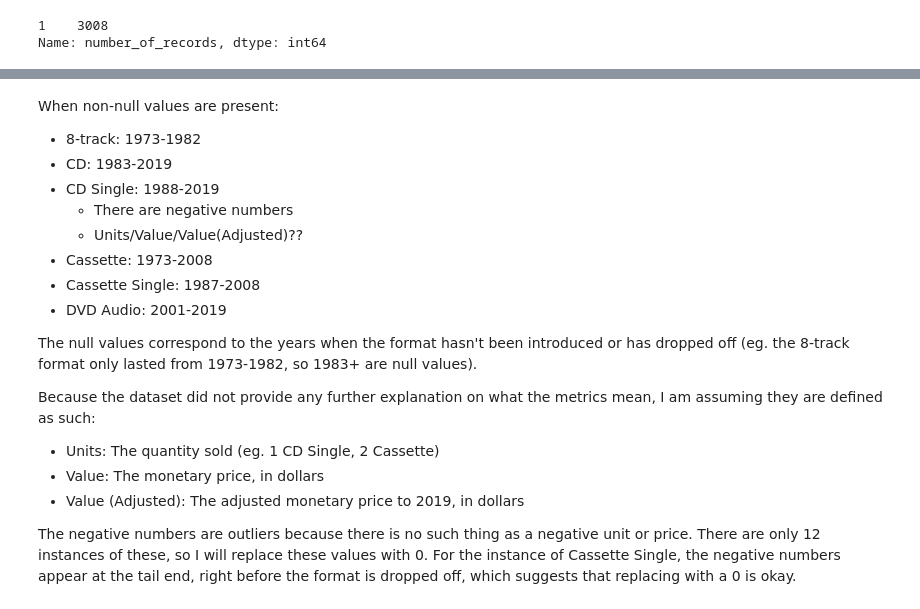
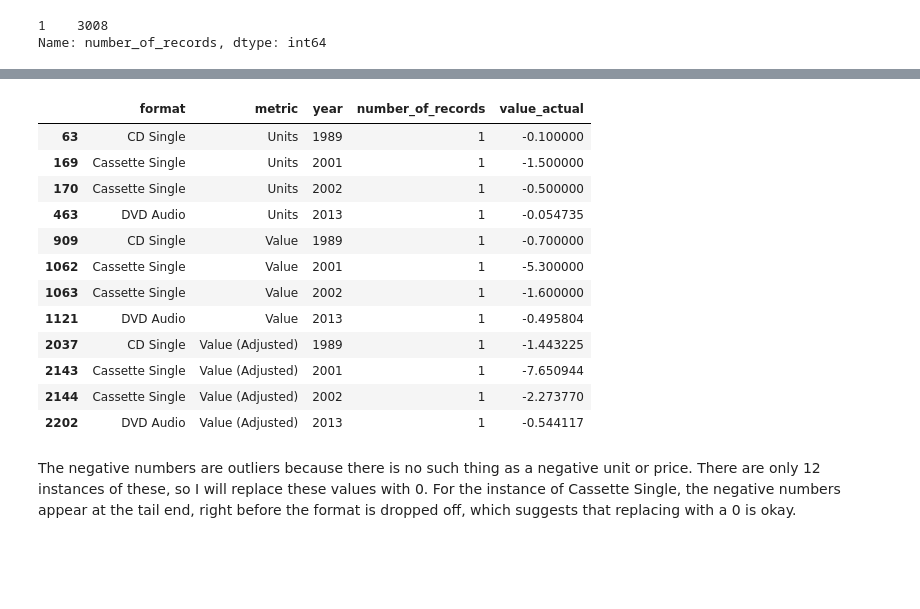
Before and after one commit to Brandon-Luong/Music-Sales, a Jupyter notebook: music_sales.ipynb, the cells around one changed output, grey strips where cells are left out. Saved outputs shown, nothing was run; the diff lists cells and outputs as text; code cells hidden in the pictures; blank space fills up the shorter version.

```diff
--- a/music_sales.ipynb
+++ b/music_sales.ipynb
@@ -204,21 +328,18 @@ Name: value_actual, dtype: int64
+# %%
+df.loc[df['value_actual'] < 0]
+# %% [output]
+|  | format | metric | year | number_of_records | value_actual |
+| 63 | CD Single | Units | 1989 | 1 | -0.100000 |
+| 169 | Cassette Single | Units | 2001 | 1 | -1.500000 |
+| 170 | Cassette Single | Units | 2002 | 1 | -0.500000 |
+| 463 | DVD Audio | Units | 2013 | 1 | -0.054735 |
+| 909 | CD Single | Value | 1989 | 1 | -0.700000 |
+| 1062 | Cassette Single | Value | 2001 | 1 | -5.300000 |
+| 1063 | Cassette Single | Value | 2002 | 1 | -1.600000 |
+| 1121 | DVD Audio | Value | 2013 | 1 | -0.495804 |
+| 2037 | CD Single | Value (Adjusted) | 1989 | 1 | -1.443225 |
+| 2143 | Cassette Single | Value (Adjusted) | 2001 | 1 | -7.650944 |
+| 2144 | Cassette Single | Value (Adjusted) | 2002 | 1 | -2.273770 |
+| 2202 | DVD Audio | Value (Adjusted) | 2013 | 1 | -0.544117 |
 # %% [markdown]
-When non-null values are present:
-
-- 8-track: 1973-1982
-- CD: 1983-2019
-- CD Single: 1988-2019
-  - There are negative numbers
-  - Units/Value/Value(Adjusted)??
-- Cassette: 1973-2008
-- Cassette Single: 1987-2008
-- DVD Audio: 2001-2019
-
-The null values correspond to the years when the format hasn't been introduced or has dropped off (eg. the 8-track format only lasted from 1973-1982, so 1983+ are null values).
-
-Because the dataset did not provide any further explanation on what the metrics mean, I am assuming they are defined as such:
-
-- Units: The quantity sold (eg. 1 CD Single, 2 Cassette)
-- Value: The monetary price, in dollars
-- Value (Adjusted): The adjusted monetary price to 2019, in dollars
-
 The negative numbers are outliers because there is no such thing as a negative unit or price. There are only 12 instances of these, so I will replace these values with 0. For the instance of Cassette Single, the negative numbers appear at the tail end, right before the format is dropped off, which suggests that replacing with a 0 is okay.
```
Also changed, not shown: parts of 18 cells of this notebook.
